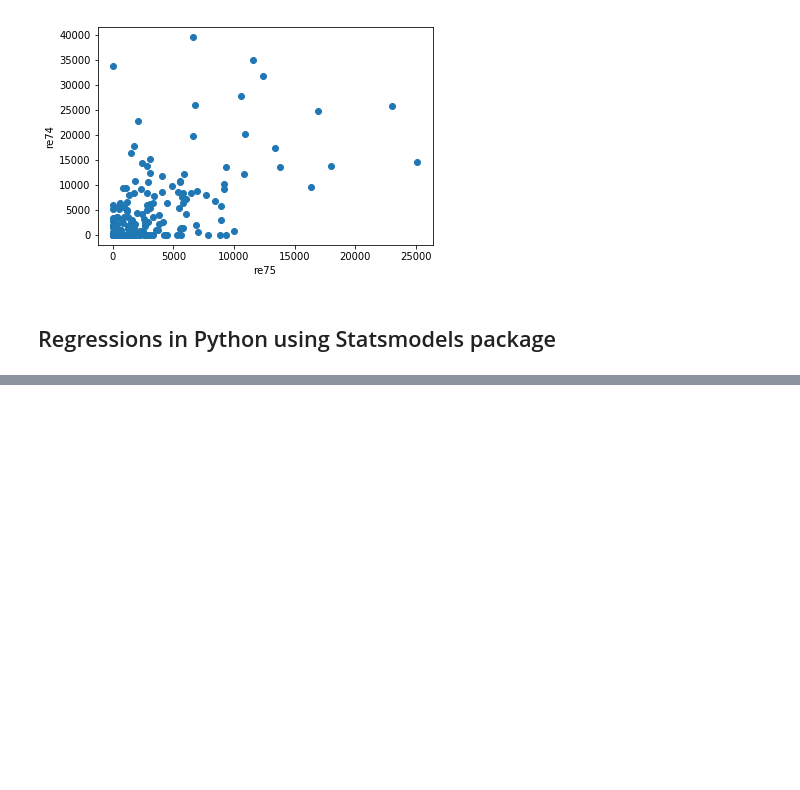
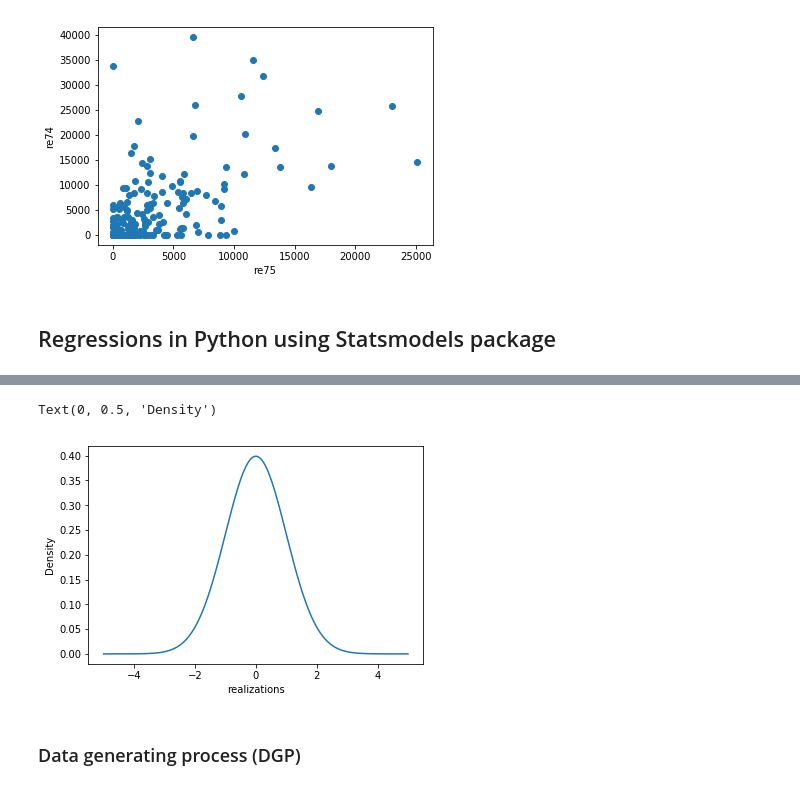
Before and after one commit to fbalensiefer/Introduction_Python, a Jupyter notebook: Introduction_into_Python.ipynb, the cells around one changed output, grey strips where cells are left out. Drawn from its saved outputs; the diff is of its cells as text; code cells hidden in the pictures; blank space fills up the shorter version.

Commit message:
add content DGP, RLM, Resampling, Random operations

```diff
--- a/Introduction_into_Python.ipynb
+++ b/Introduction_into_Python.ipynb
@@ -181,0 +285,18 @@ Warnings:
+# %%
+# Creating random data, calculating density function and plot
+figure, aux = plt.subplots(1, 1)
+x = np.linspace(-5, 5, 1500)      # Return evenly spaced numbers over a specified interval. (start, stop, number)
+pdf = ss.norm.pdf(x, 0, 1)       # normal distributed probability function with zero mean and variance of 1
+aux.plot(x, pdf)
+
+# plotting options
+aux.set_xlabel('realizations')
+aux.set_ylabel('Density')
+#aux.set_xticklabels(['', '', '', 0.5, '', '', ''])
+#aux.set_xlim([-3, 3])
+#aux.set_ylim([0, 0.5]);
+# %% [output]
+Text(0, 0.5, 'Density')
+[figure, added]
+# %% [markdown]
+### Data generating process (DGP)
```
Also changed, not shown: parts of 23 cells of this notebook.
